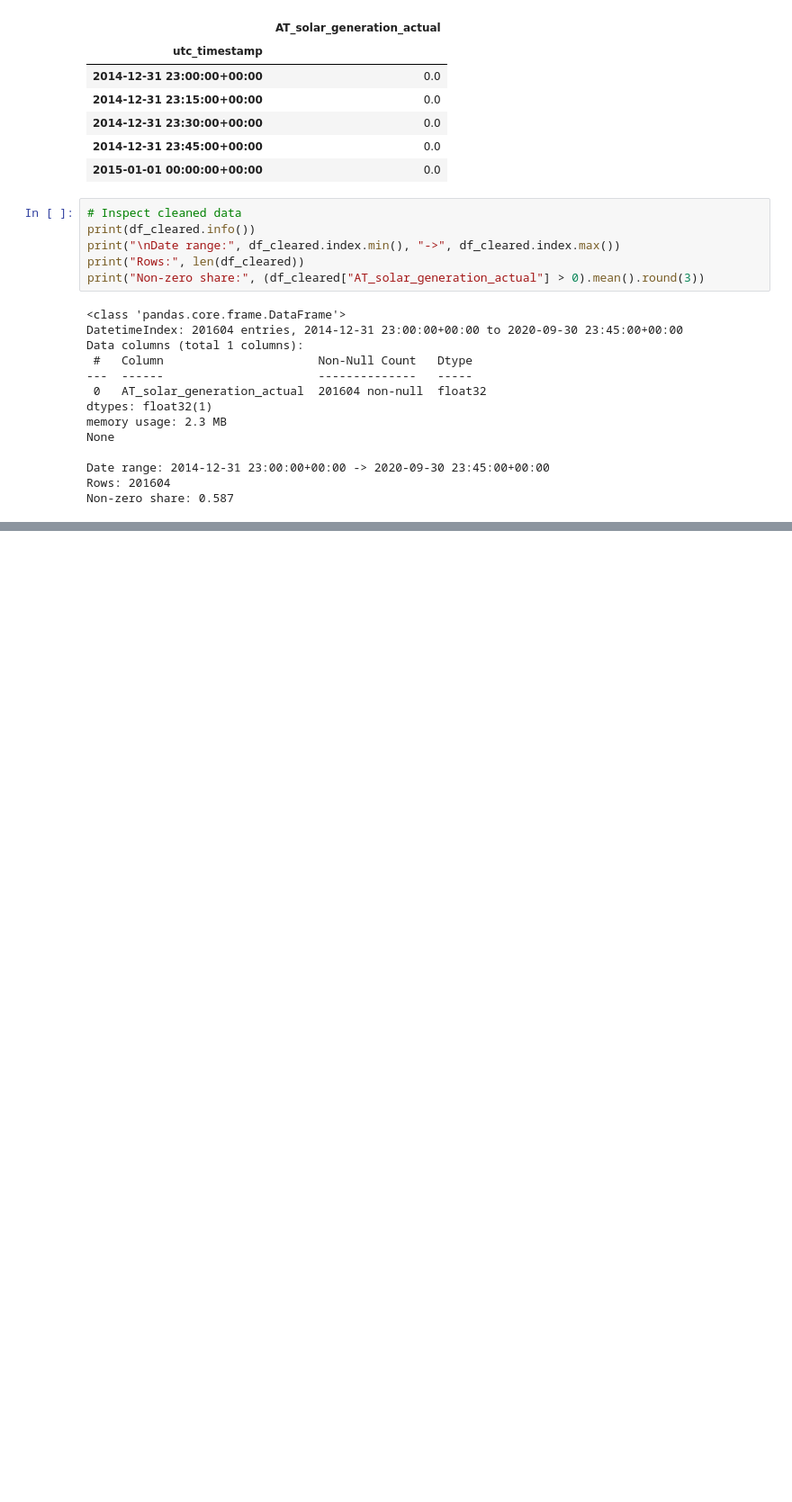
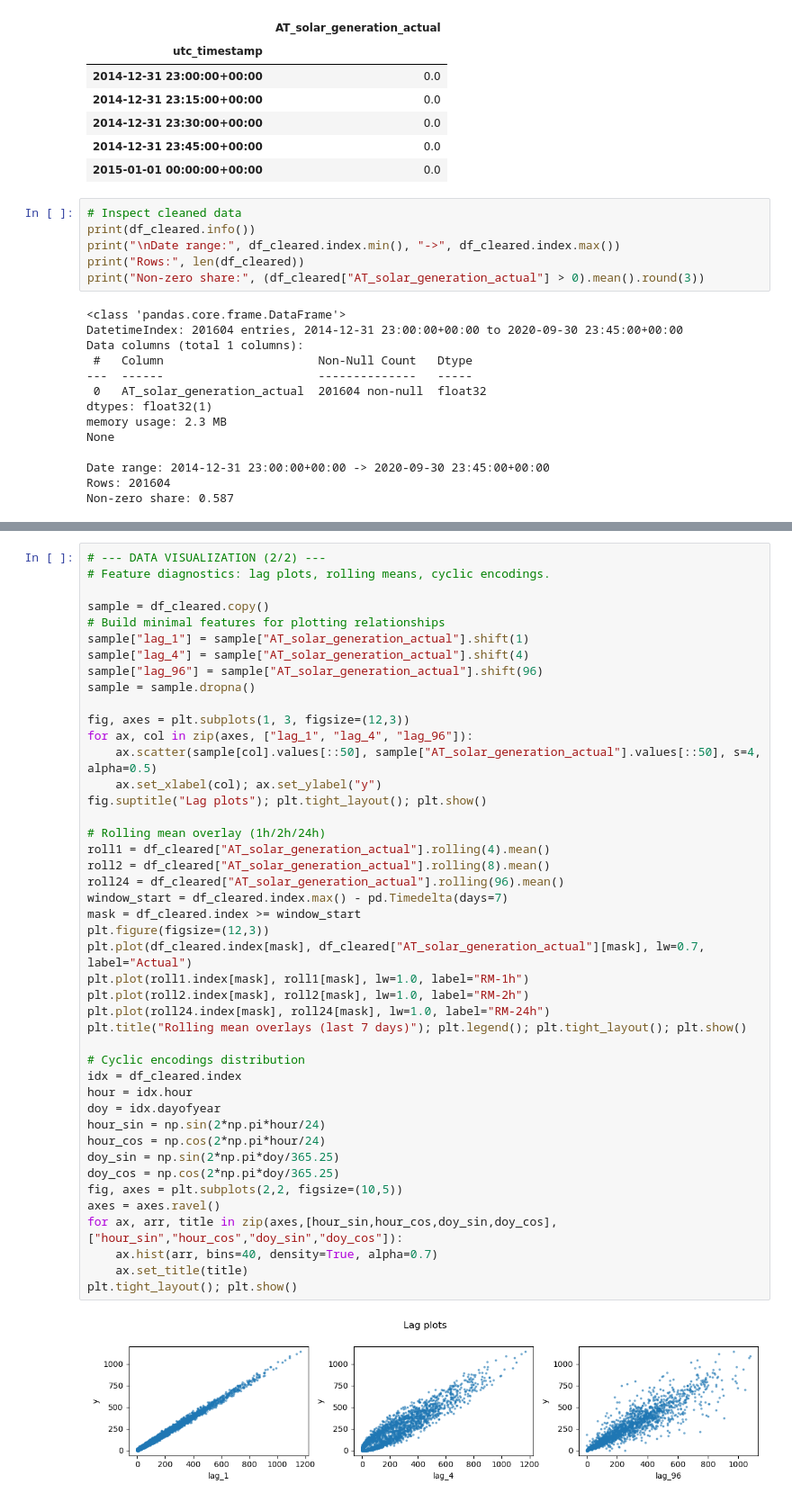
Before and after one commit to Huaseon/SHORT-TERM_FORECASTING_OF_PHOTOVOLTAIC_POWER_GENERATION, a Jupyter notebook: PV_generation_forecasting.ipynb, the cells around one changed output, grey strips where cells are left out. Shown at 90% size. Cells and saved outputs as stored; diff of their text form; blank space fills up the shorter version.

```diff
--- a/PV_generation_forecasting.ipynb
+++ b/PV_generation_forecasting.ipynb
@@ -124,3 +152,49 @@ X_test, y_test = test.drop(columns=["y"]), test["y"]
 (X_train.shape, y_train.shape), (X_val.shape, y_val.shape), (X_test.shape, y_test.shape)
 # %% [output]
 (((141122, 11), (141122,)), ((40321, 11), (40321,)), ((20065, 11), (20065,)))
+# %%
+# --- DATA VISUALIZATION (2/2) ---
+# Feature diagnostics: lag plots, rolling means, cyclic encodings.
+
+sample = df_cleared.copy()
+# Build minimal features for plotting relationships
+sample["lag_1"] = sample["AT_solar_generation_actual"].shift(1)
+sample["lag_4"] = sample["AT_solar_generation_actual"].shift(4)
+sample["lag_96"] = sample["AT_solar_generation_actual"].shift(96)
+sample = sample.dropna()
+
+fig, axes = plt.subplots(1, 3, figsize=(12,3))
+for ax, col in zip(axes, ["lag_1", "lag_4", "lag_96"]):
+    ax.scatter(sample[col].values[::50], sample["AT_solar_generation_actual"].values[::50], s=4, alpha=0.5)
+    ax.set_xlabel(col); ax.set_ylabel("y")
+fig.suptitle("Lag plots"); plt.tight_layout(); plt.show()
+
+# Rolling mean overlay (1h/2h/24h)
+roll1 = df_cleared["AT_solar_generation_actual"].rolling(4).mean()
+roll2 = df_cleared["AT_solar_generation_actual"].rolling(8).mean()
+roll24 = df_cleared["AT_solar_generation_actual"].rolling(96).mean()
+window_start = df_cleared.index.max() - pd.Timedelta(days=7)
+mask = df_cleared.index >= window_start
+plt.figure(figsize=(12,3))
+plt.plot(df_cleared.index[mask], df_cleared["AT_solar_generation_actual"][mask], lw=0.7, label="Actual")
+plt.plot(roll1.index[mask], roll1[mask], lw=1.0, label="RM-1h")
+plt.plot(roll2.index[mask], roll2[mask], lw=1.0, label="RM-2h")
+plt.plot(roll24.index[mask], roll24[mask], lw=1.0, label="RM-24h")
+plt.title("Rolling mean overlays (last 7 days)"); plt.legend(); plt.tight_layout(); plt.show()
+
+# Cyclic encodings distribution
+idx = df_cleared.index
+hour = idx.hour
+doy = idx.dayofyear
+hour_sin = np.sin(2*np.pi*hour/24)
+hour_cos = np.cos(2*np.pi*hour/24)
+doy_sin = np.sin(2*np.pi*doy/365.25)
+doy_cos = np.cos(2*np.pi*doy/365.25)
+fig, axes = plt.subplots(2,2, figsize=(10,5))
+axes = axes.ravel()
+for ax, arr, title in zip(axes,[hour_sin,hour_cos,doy_sin,doy_cos],["hour_sin","hour_cos","doy_sin","doy_cos"]):
+    ax.hist(arr, bins=40, density=True, alpha=0.7)
+    ax.set_title(title)
+plt.tight_layout(); plt.show()
+# %% [output]
+[figure, added]
```
Also changed, not shown: parts of 8 cells of this notebook, 2 other files.
